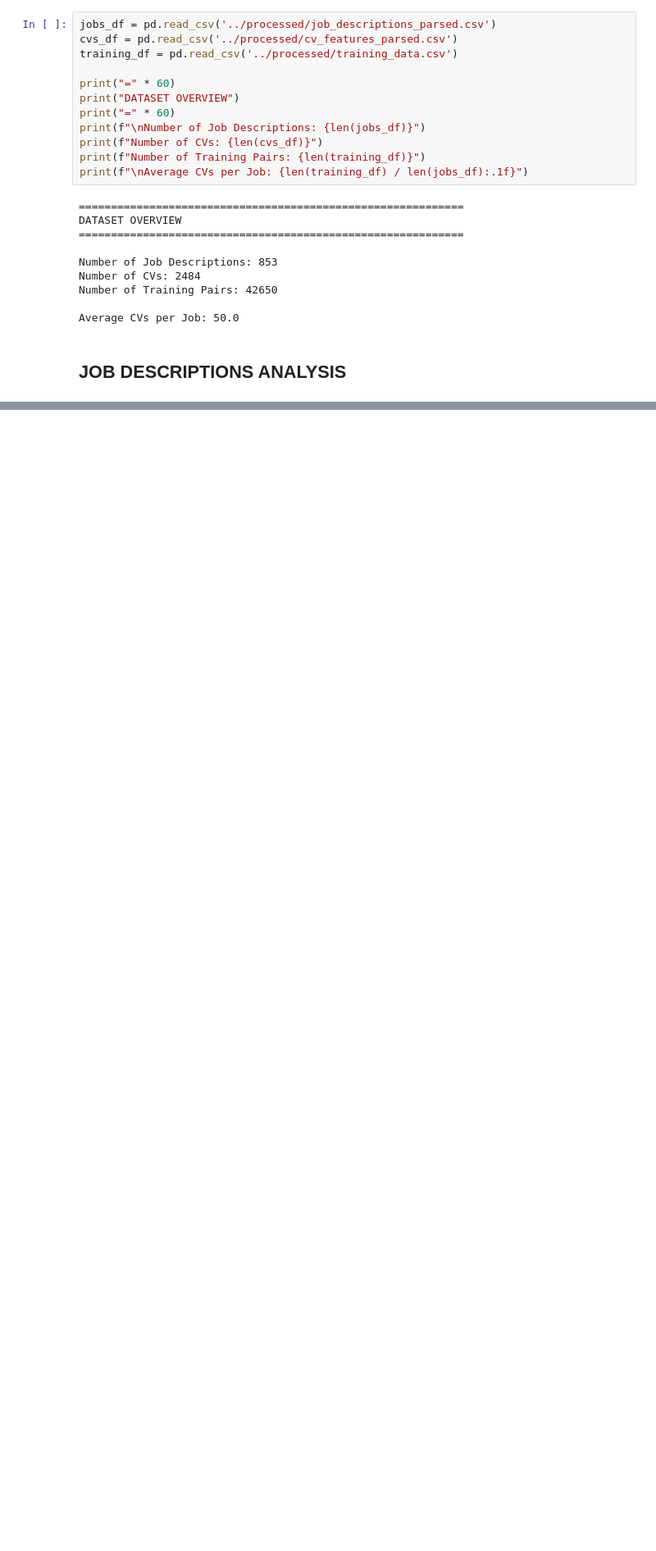
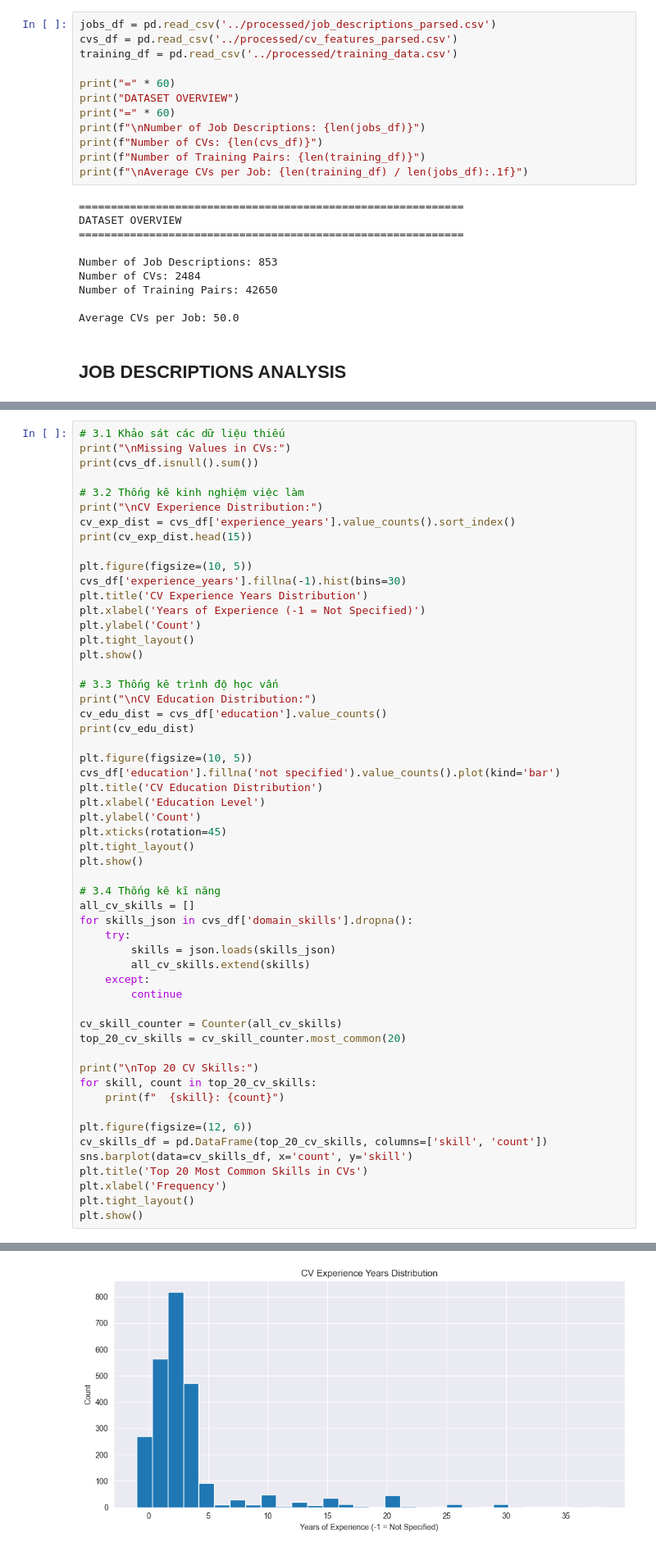
Before and after one commit to NguyenHungCuongg/Smart-Recruit, a Jupyter notebook: ml/dataset/notebooks/01_EDA.ipynb, the cells around one changed output, grey strips where cells are left out. Shown at 82% size. Drawn from its saved outputs; the diff is of its cells as text; blank space fills up the shorter version.

Commit message:
Xử lý missing values experience cho cv

```diff
--- a/ml/dataset/notebooks/01_EDA.ipynb
+++ b/ml/dataset/notebooks/01_EDA.ipynb
@@ -168,0 +163,56 @@ Length: 7, dtype: str
+# %%
+# 3.1 Khảo sát các dữ liệu thiếu
+print("\nMissing Values in CVs:")
+print(cvs_df.isnull().sum())
+
+# 3.2 Thống kê kinh nghiệm việc làm
+print("\nCV Experience Distribution:")
+cv_exp_dist = cvs_df['experience_years'].value_counts().sort_index()
+print(cv_exp_dist.head(15))
+
+plt.figure(figsize=(10, 5))
+cvs_df['experience_years'].fillna(-1).hist(bins=30)
+plt.title('CV Experience Years Distribution')
+plt.xlabel('Years of Experience (-1 = Not Specified)')
+plt.ylabel('Count')
+plt.tight_layout()
+plt.show()
+
+# 3.3 Thống kê trình độ học vấn
+print("\nCV Education Distribution:")
+cv_edu_dist = cvs_df['education'].value_counts()
+print(cv_edu_dist)
+
+plt.figure(figsize=(10, 5))
+cvs_df['education'].fillna('not specified').value_counts().plot(kind='bar')
+plt.title('CV Education Distribution')
+plt.xlabel('Education Level')
+plt.ylabel('Count')
+plt.xticks(rotation=45)
+plt.tight_layout()
+plt.show()
+
+# 3.4 Thống kê kĩ năng
+all_cv_skills = []
+for skills_json in cvs_df['domain_skills'].dropna():
+    try:
+        skills = json.loads(skills_json)
+        all_cv_skills.extend(skills)
+    except:
+        continue
+
+cv_skill_counter = Counter(all_cv_skills)
+top_20_cv_skills = cv_skill_counter.most_common(20)
+
+print("\nTop 20 CV Skills:")
+for skill, count in top_20_cv_skills:
+    print(f"  {skill}: {count}")
+
+plt.figure(figsize=(12, 6))
+cv_skills_df = pd.DataFrame(top_20_cv_skills, columns=['skill', 'count'])
+sns.barplot(data=cv_skills_df, x='count', y='skill')
+plt.title('Top 20 Most Common Skills in CVs')
+plt.xlabel('Frequency')
+plt.tight_layout()
+plt.show()
+# %% [output]
@@ -168,0 +236 @@ Length: 7, dtype: str
+[figure, added]
```
Also changed, not shown: parts of 5 cells of this notebook, 3 other files.
